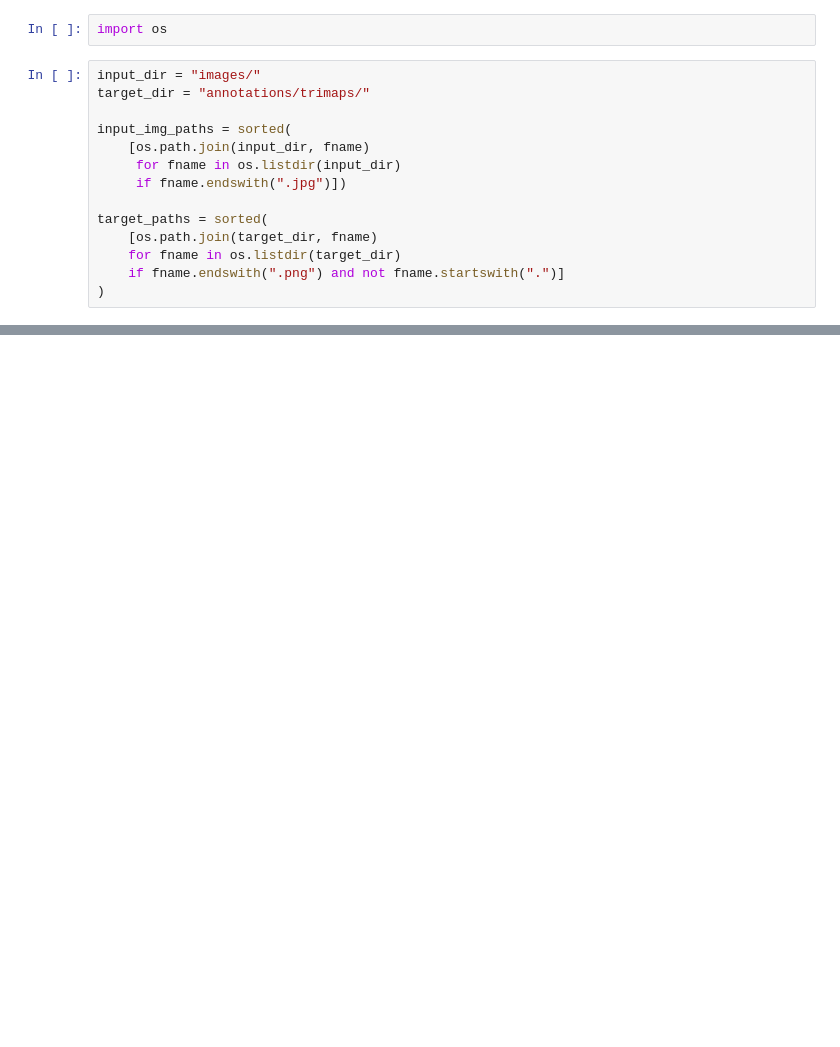
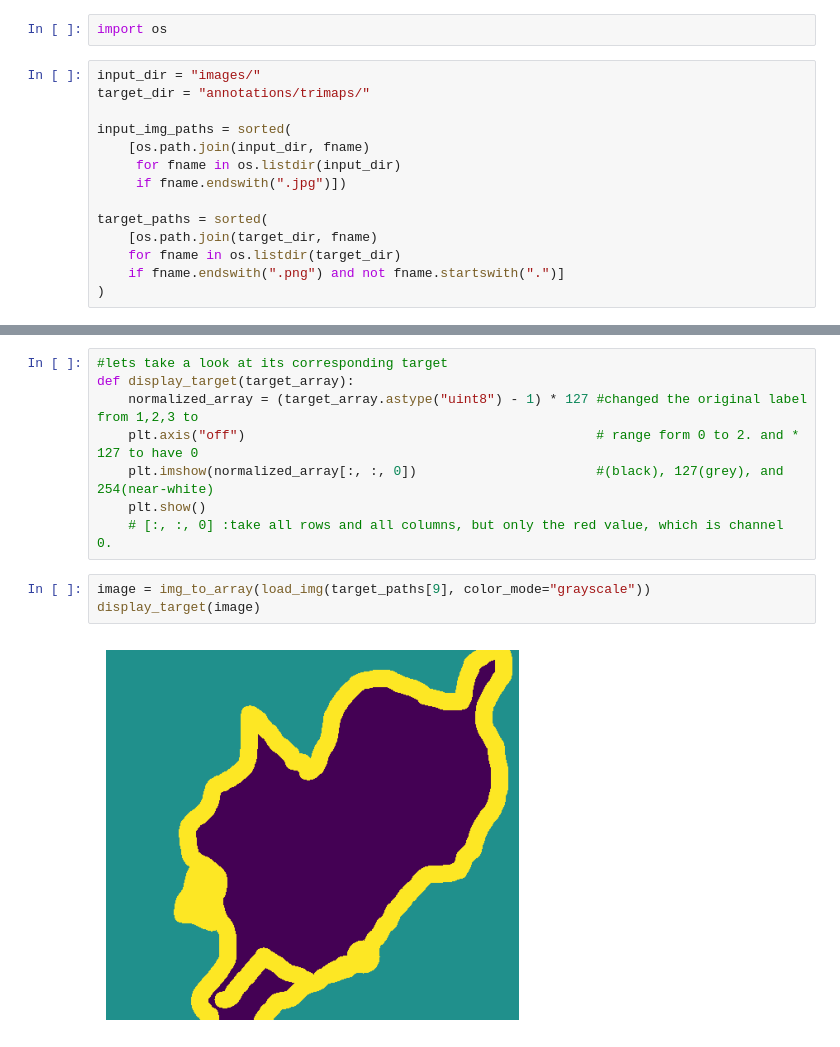
Before and after one commit to Mainasaid/deep-learning-with-python-practice, a Jupyter notebook: image_segmentation.ipynb, the cells around one changed output, grey strips where cells are left out. Cells and saved outputs as stored; diff of their text form; blank space fills up the shorter version.

```diff
--- a/image_segmentation.ipynb
+++ b/image_segmentation.ipynb
@@ -52,0 +67,13 @@ target_paths = sorted(
+# %%
+#lets take a look at its corresponding target
+def display_target(target_array):
+    normalized_array = (target_array.astype("uint8") - 1) * 127 #changed the original label from 1,2,3 to
+    plt.axis("off")                                             # range form 0 to 2. and * 127 to have 0
+    plt.imshow(normalized_array[:, :, 0])                       #(black), 127(grey), and 254(near-white)
+    plt.show()
+    # [:, :, 0] :take all rows and all columns, but only the red value, which is channel  0.
+# %%
+image = img_to_array(load_img(target_paths[9], color_mode="grayscale"))
+display_target(image)
+# %% [output]
+[figure, added]
```
Also changed, not shown: parts of 4 cells of this notebook.
